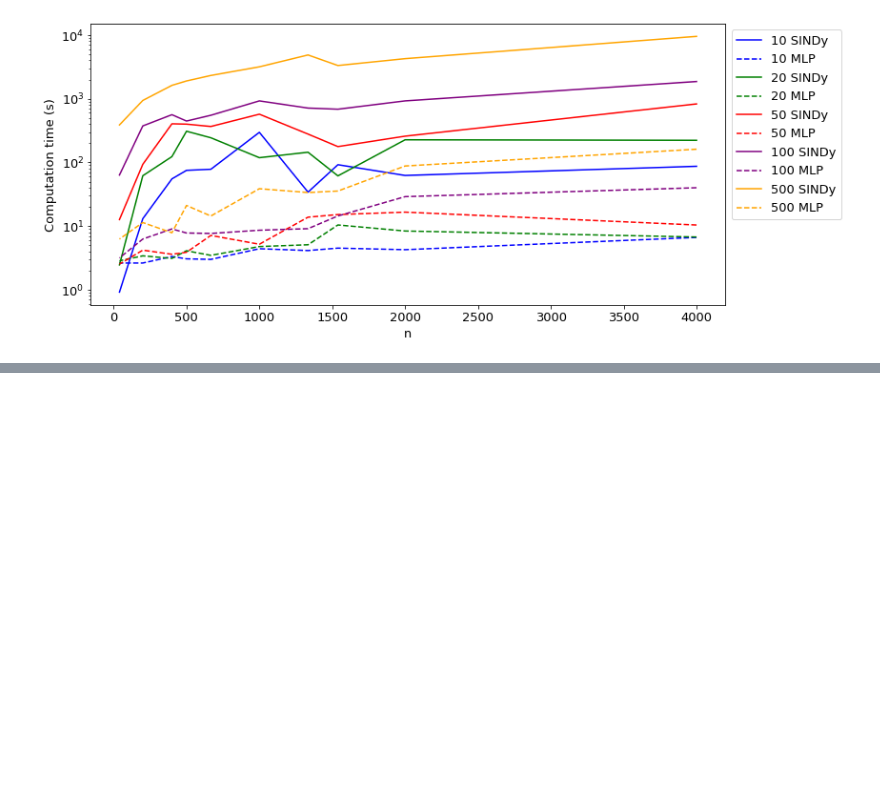
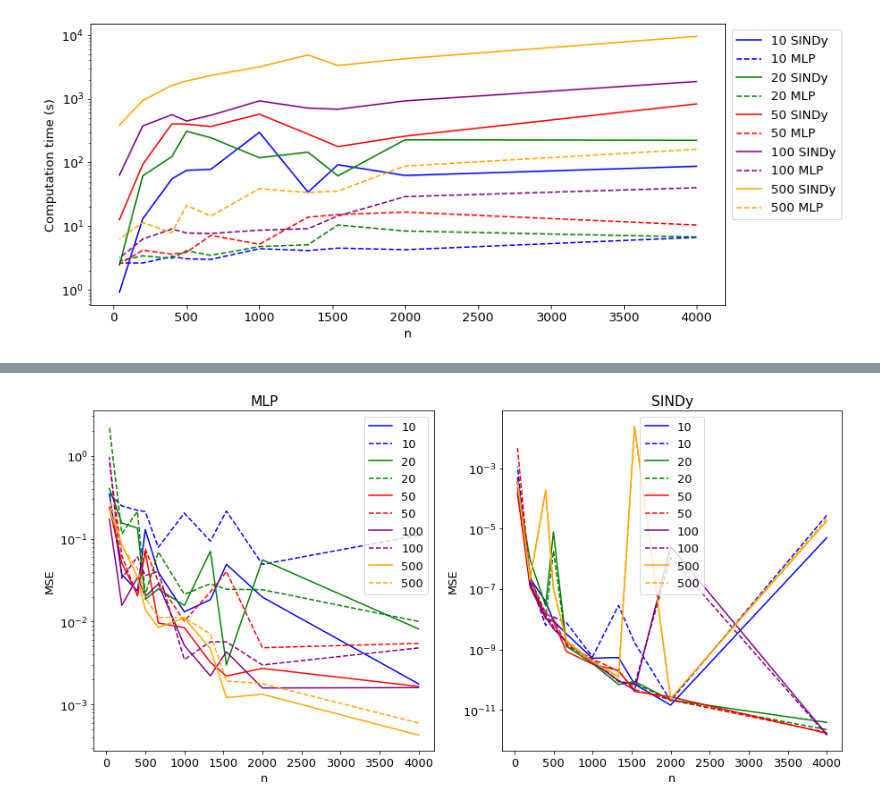
Before and after one commit to kyrxanthos/NN_dynamical_systems, a Jupyter notebook: plot_machine_runs.ipynb, the cells around one changed output, grey strips where cells are left out. Saved outputs shown, nothing was run; the diff lists cells and outputs as text; code cells hidden in the pictures; blank space fills up the shorter version.

```diff
--- a/plot_machine_runs.ipynb
+++ b/plot_machine_runs.ipynb
@@ -386,3 +386,11 @@ plt.savefig('Plots/mlp_sindy_com.pdf')
 plt.show()
 # %% [output]
 [figure]
+# %%
+path = 'Machine_Experiments/approx2/mses.csv'
+df_m = pd.read_csv(path)
+df_m['tr_mlp'] = np.power(np.square(df_m['train_MSE_MLP1']) + np.square(df_m['train_MSE_MLP2']), 0.5)
+df_m['te_mlp'] = np.power(np.square(df_m['test_MSE_MLP2']) + np.square(df_m['test_MSE_MLP2']), 0.5)
+df_m['tr_sindy'] = np.power(np.square(df_m['train_MSE_SINDY1']) + np.square(df_m['train_MSE_SINDY2']), 0.5)
+df_m['te_sindy'] = np.power(np.square(df_m['test_MSE_SINDY1']) + np.square(df_m['test_MSE_SINDY2']), 0.5)
+df_m
@@ -388,0 +415,28 @@ plt.show()
+# %%
+df_merged = df.merge(df_m, on='Unnamed: 0')
+# %%
+cols = ['blue', 'green', 'red', 'purple', 'orange']
+plt.figure(figsize=(15,7))
+plt.yscale('log')
+for i, c in zip(df['traj'].unique(), cols):
+    df_temp = df_merged[df_merged['traj'] == i]
+    plt.subplot(121)
+    plt.plot(df_temp['n'], df_temp['tr_mlp'], label = i, c=c)
+    plt.plot(df_temp['n'], df_temp['te_mlp'], '--', label = i, c=c)
+    plt.yscale('log')
+    plt.ylabel('MSE')
+    plt.xlabel('n')
+    plt.title('MLP')
+    plt.legend()
+    plt.subplot(122)
+    plt.plot(df_temp['n'], df_temp['tr_sindy'], label = i, c=c)
+    plt.plot(df_temp['n'], df_temp['te_sindy'], '--', label = i, c=c)
+    plt.yscale('log')
+    plt.ylabel('MSE')
+    plt.xlabel('n')
+    plt.title('SINDy')
+plt.legend()
+plt.savefig('Plots/mlp_sindy_mse.pdf')
+plt.show()
+# %% [output]
+[figure, added]
```
Also changed, not shown: parts of 4 cells of this notebook, 47 other files.
